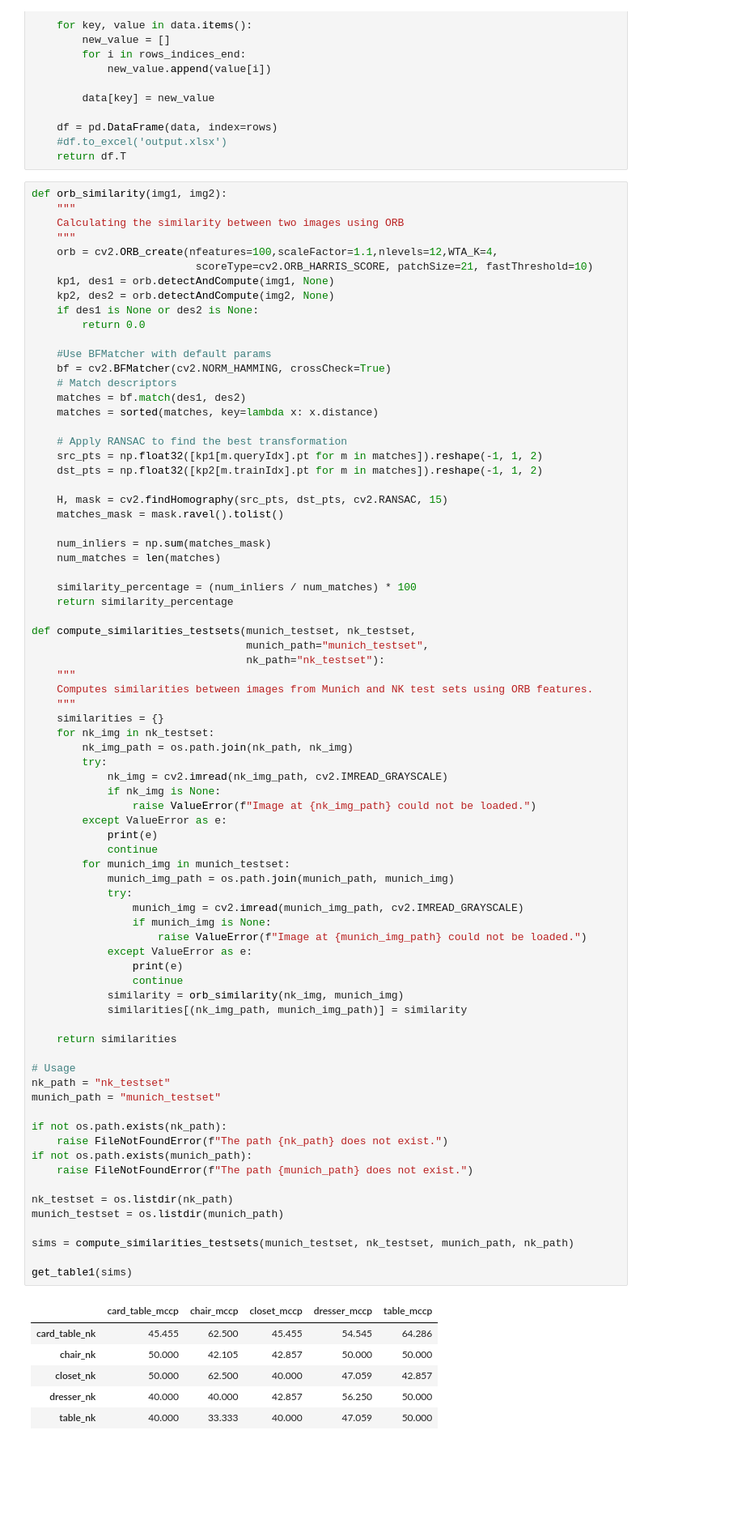
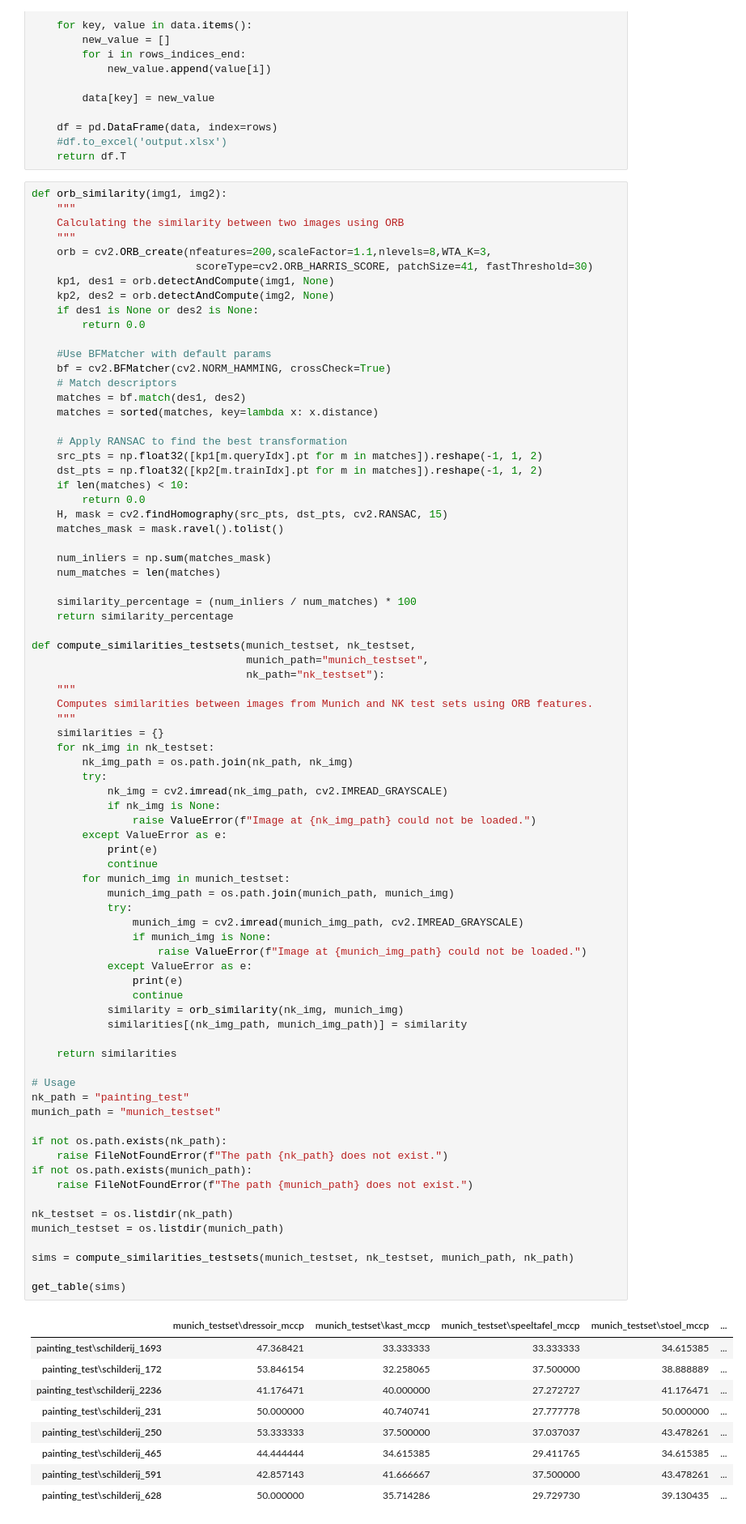
Before and after one commit to jacobjanwoord/Fearless-erfgoed, a Jupyter notebook: orb_dataset_testing.ipynb, the cells around one changed output. Shown at 81% size. Drawn from its saved outputs; the diff is of its cells as text; blank space fills up the shorter version.

Commit message:
painting test + orb on painting test

```diff
--- a/orb_dataset_testing.ipynb
+++ b/orb_dataset_testing.ipynb
@@ -131,8 +131,8 @@ def orb_similarity(img1, img2):
     """
     Calculating the similarity between two images using ORB
     """
-    orb = cv2.ORB_create(nfeatures=100,scaleFactor=1.1,nlevels=12,WTA_K=4,
-                          scoreType=cv2.ORB_HARRIS_SCORE, patchSize=21, fastThreshold=10)
+    orb = cv2.ORB_create(nfeatures=200,scaleFactor=1.1,nlevels=8,WTA_K=3,
+                          scoreType=cv2.ORB_HARRIS_SCORE, patchSize=41, fastThreshold=30)
     kp1, des1 = orb.detectAndCompute(img1, None)
     kp2, des2 = orb.detectAndCompute(img2, None)
     if des1 is None or des2 is None:
@@ -147,7 +147,8 @@ def orb_similarity(img1, img2):
     # Apply RANSAC to find the best transformation
     src_pts = np.float32([kp1[m.queryIdx].pt for m in matches]).reshape(-1, 1, 2)
     dst_pts = np.float32([kp2[m.trainIdx].pt for m in matches]).reshape(-1, 1, 2)
-
+    if len(matches) < 10:
+        return 0.0
     H, mask = cv2.findHomography(src_pts, dst_pts, cv2.RANSAC, 15)
     matches_mask = mask.ravel().tolist()
 
@@ -174,41 +175,44 @@ def compute_similarities_testsets(munich_testset, nk_testset,
             print(e)
             continue
         for munich_img in munich_testset:
             munich_img_path = os.path.join(munich_path, munich_img)
             try:
                 munich_img = cv2.imread(munich_img_path, cv2.IMREAD_GRAYSCALE)
                 if munich_img is None:
                     raise ValueError(f"Image at {munich_img_path} could not be loaded.")
             except ValueError as e:
                 print(e)
                 continue
             similarity = orb_similarity(nk_img, munich_img)
             similarities[(nk_img_path, munich_img_path)] = similarity
 
     return similarities
 
 # Usage
-nk_path = "nk_testset"
+nk_path = "painting_test"
 munich_path = "munich_testset"
 
 if not os.path.exists(nk_path):
     raise FileNotFoundError(f"The path {nk_path} does not exist.")
 if not os.path.exists(munich_path):
     raise FileNotFoundError(f"The path {munich_path} does not exist.")
 
 nk_testset = os.listdir(nk_path)
 munich_testset = os.listdir(munich_path)
 
 sims = compute_similarities_testsets(munich_testset, nk_testset, munich_path, nk_path)
 
-get_table1(sims)
+get_table(sims)
 # %% [output]
-|  | card_table_mccp | chair_mccp | closet_mccp | dresser_mccp | table_mccp |
-| card_table_nk | 45.455 | 62.500 | 45.455 | 54.545 | 64.286 |
-| chair_nk | 50.000 | 42.105 | 42.857 | 50.000 | 50.000 |
-| closet_nk | 50.000 | 62.500 | 40.000 | 47.059 | 42.857 |
-| dresser_nk | 40.000 | 40.000 | 42.857 | 56.250 | 50.000 |
-| table_nk | 40.000 | 33.333 | 40.000 | 47.059 | 50.000 |
+|  | munich_testset\dressoir_mccp | munich_testset\kast_mccp | munich_testset\speeltafel_mccp | munich_testset\stoel_mccp | ... |
+| painting_test\schilderij_1693 | 47.368421 | 33.333333 | 33.333333 | 34.615385 | ... |
+| painting_test\schilderij_172 | 53.846154 | 32.258065 | 37.500000 | 38.888889 | ... |
+| painting_test\schilderij_2236 | 41.176471 | 40.000000 | 27.272727 | 41.176471 | ... |
+| painting_test\schilderij_231 | 50.000000 | 40.740741 | 27.777778 | 50.000000 | ... |
+| painting_test\schilderij_250 | 53.333333 | 37.500000 | 37.037037 | 43.478261 | ... |
+| painting_test\schilderij_465 | 44.444444 | 34.615385 | 29.411765 | 34.615385 | ... |
+| painting_test\schilderij_591 | 42.857143 | 41.666667 | 37.500000 | 43.478261 | ... |
+| painting_test\schilderij_628 | 50.000000 | 35.714286 | 29.729730 | 39.130435 | ... |
 # %%
 def compute_similarities(nk_img_path, munich_imgs, path):
     """
```
Also changed, not shown: parts of 2 cells of this notebook, 8 other files.
